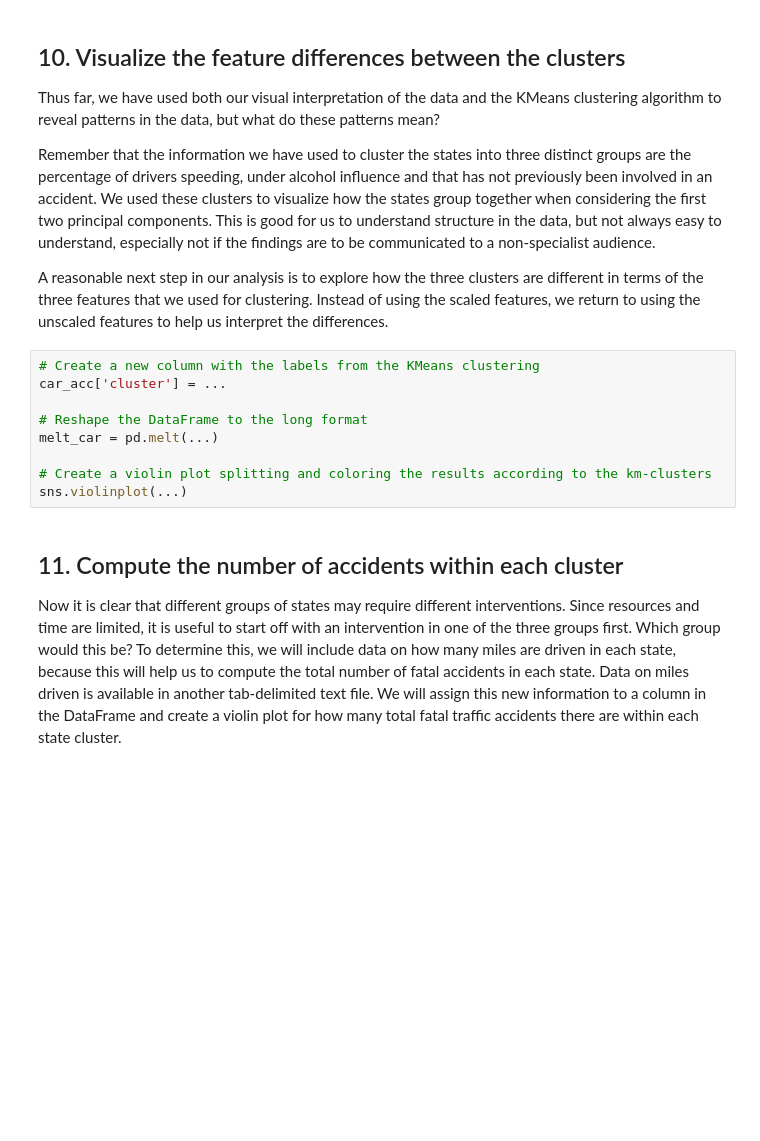
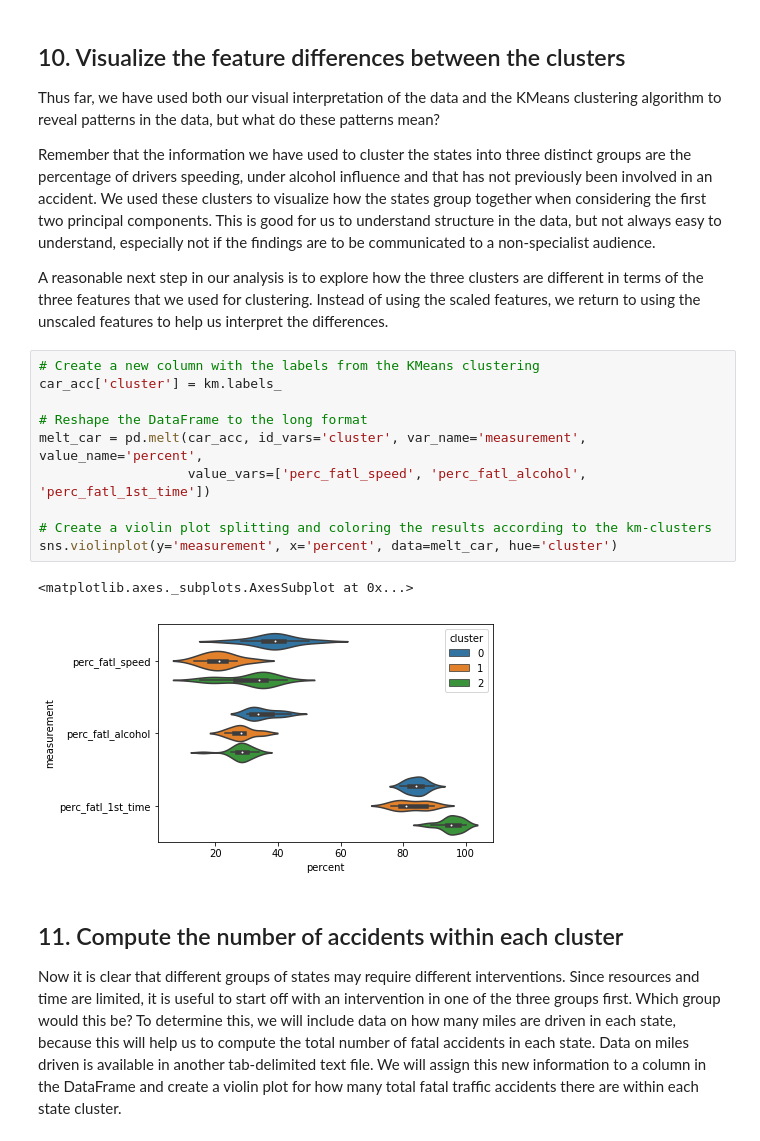
Before and after one commit to LooyeeNg/DataCampProjects, a Jupyter notebook: Reducing Traffic Mortality in the USA/notebook.ipynb, the cells around one changed output. Cells and saved outputs as stored; diff of their text form; blank space fills up the shorter version.

```diff
--- a/Reducing Traffic Mortality in the USA/notebook.ipynb
+++ b/Reducing Traffic Mortality in the USA/notebook.ipynb
@@ -260,13 +267,17 @@ km = ...
 <p>A reasonable next step in our analysis is to explore how the three clusters are different in terms of the three features that we used for clustering. Instead of using the scaled features, we return to using the unscaled features to help us interpret the differences.</p>
 # %%
 # Create a new column with the labels from the KMeans clustering
-car_acc['cluster'] = ...
+car_acc['cluster'] = km.labels_
 
 # Reshape the DataFrame to the long format
-melt_car = pd.melt(...)
+melt_car = pd.melt(car_acc, id_vars='cluster', var_name='measurement', value_name='percent',
+                   value_vars=['perc_fatl_speed', 'perc_fatl_alcohol', 'perc_fatl_1st_time'])
 
 # Create a violin plot splitting and coloring the results according to the km-clusters
-sns.violinplot(...)
+sns.violinplot(y='measurement', x='percent', data=melt_car, hue='cluster')
+# %% [output]
+<matplotlib.axes._subplots.AxesSubplot at 0x...>
+[figure, added]
 # %% [markdown]
 ## 11. Compute the number of accidents within each cluster
 <p>Now it is clear that different groups of states may require different interventions. Since resources and time are limited, it is useful to start off with an intervention in one of the three groups first. Which group would this be? To determine this, we will include data on how many miles are driven in each state, because this will help us to compute the total number of fatal accidents in each state. Data on miles driven is available in another tab-delimited text file. We will assign this new information to a column in the DataFrame and create a violin plot for how many total fatal traffic accidents there are within each state cluster.</p>
```
Also changed, not shown: parts of 5 cells of this notebook.
